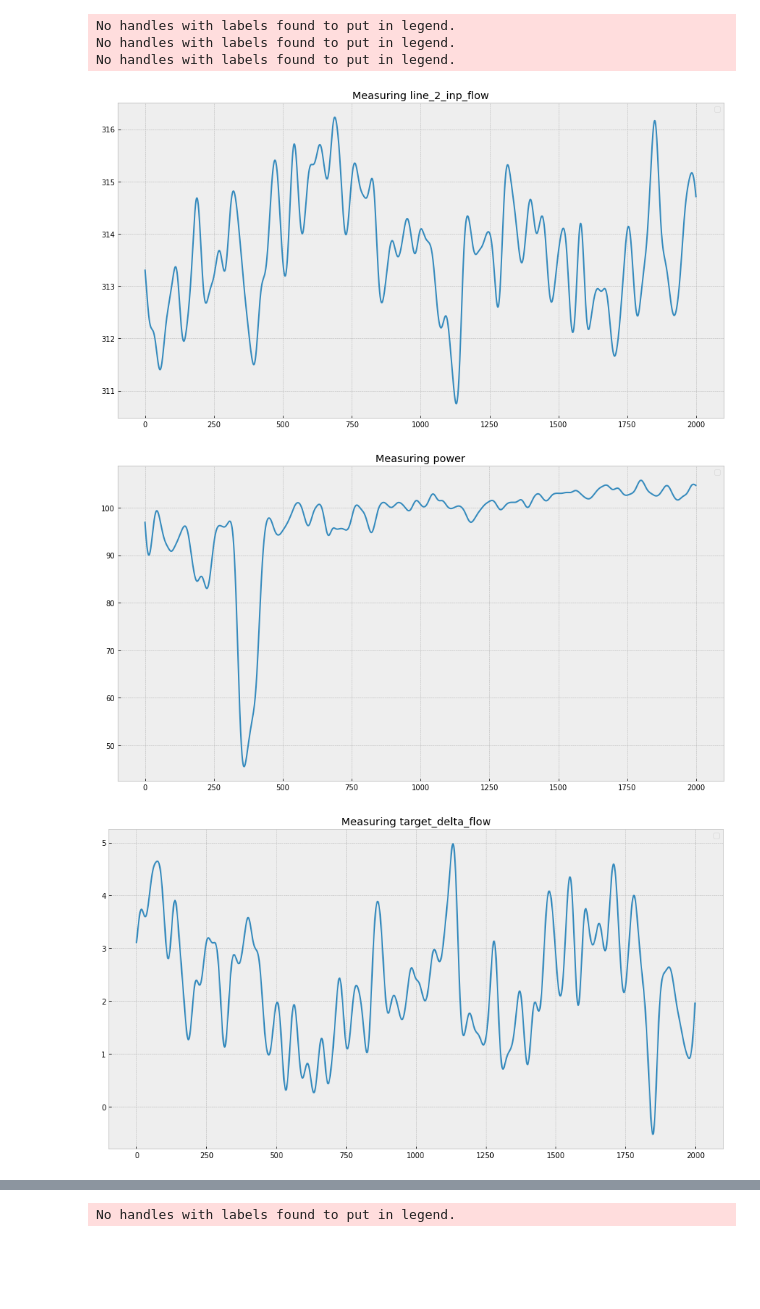
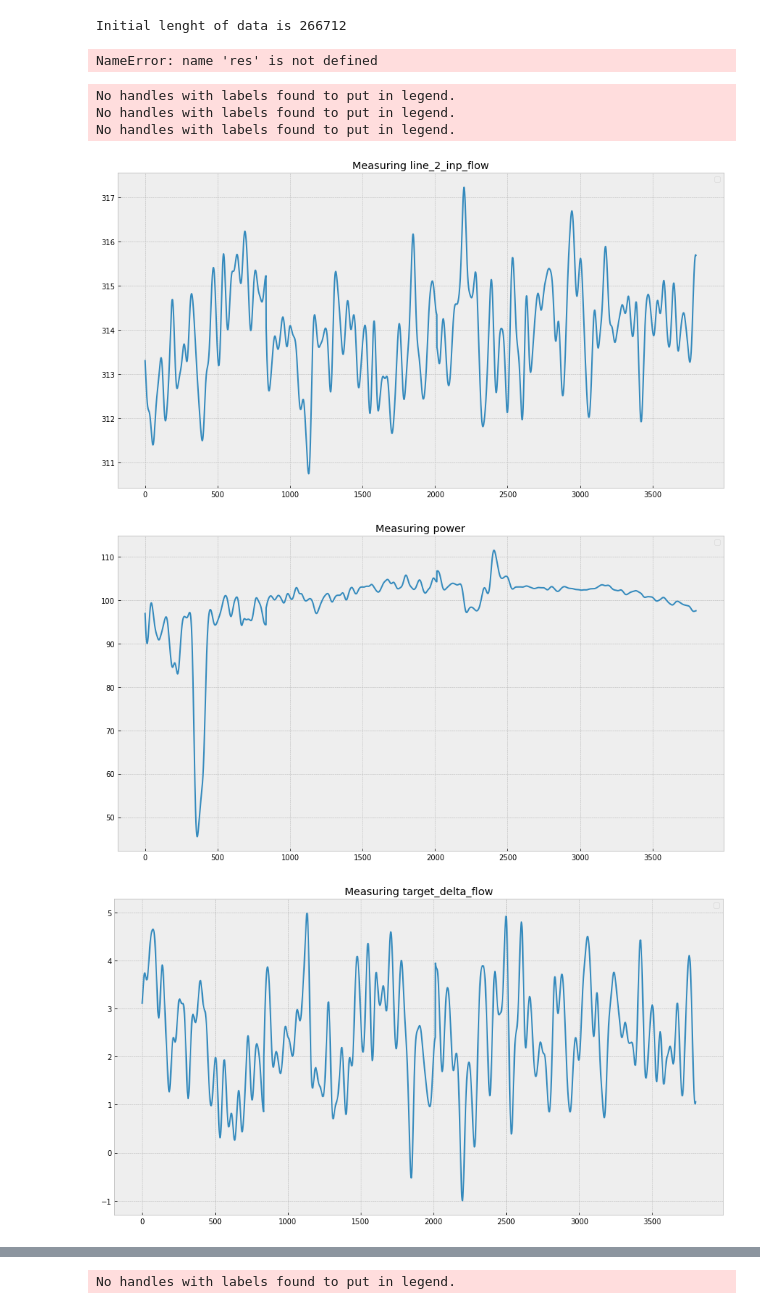
Before and after one commit to tunmustard/fluidguard, a Jupyter notebook: analyze_0_1.ipynb, the cells around one changed output, grey strips where cells are left out. Drawn from its saved outputs; the diff is of its cells as text; code cells hidden in the pictures; blank space fills up the shorter version.

```diff
--- a/analyze_0_1.ipynb
+++ b/analyze_0_1.ipynb
@@ -263,15 +304,43 @@ Test y shape (86930,)
+# %%
+df = pd.read_csv('./data/export_20171026.txt', sep=csv_separator ,header = 0 )
+print("Initial lenght of data is %s"%(len(df)))
+df.columns = columns_input
+df = df.iloc[0:2200]
+preprocess_data(df)
+indexes = np.where(np.roll(df.index, -1)-df.index>1)[0]+1
+
+res = []
+n_prev=0
+for i in indexes:
+    cut = df.iloc[:i]
+    if len(cut)>=2:
+        res.append(cut)
+
+if len(df)-indexes[-1]>=2:
+    res.append(df.iloc[indexes[-1]:])
+# %% [output]
+Initial lenght of data is 266712
+# %%
+for k in res[0].columns:
+    with plt.style.context('bmh'):
+        plt.figure(figsize=(15, 8))
+        plt.title("Measuring %s"%k)
+        plt.plot(res[0][k]);
+        plt.legend(loc="best")
+# %% [output]
+NameError: name 'res' is not defined
 # %%
 #Plot data
 for k in df.columns:
     with plt.style.context('bmh'):
         plt.figure(figsize=(15, 8))
         plt.title("Measuring %s"%k)
-        plt.plot(df[k].iloc[0:2000]);
+        plt.plot(df[k].iloc[0:3800]);
         plt.legend(loc="best")
 # %% [output]
 No handles with labels found to put in legend.
 No handles with labels found to put in legend.
 No handles with labels found to put in legend.
-[figure, old version]
+[figure, new version]
-[figure, old version]
+[figure, new version]
-[figure, old version]
+[figure, new version]
```
Also changed, not shown: parts of 6 cells of this notebook.
